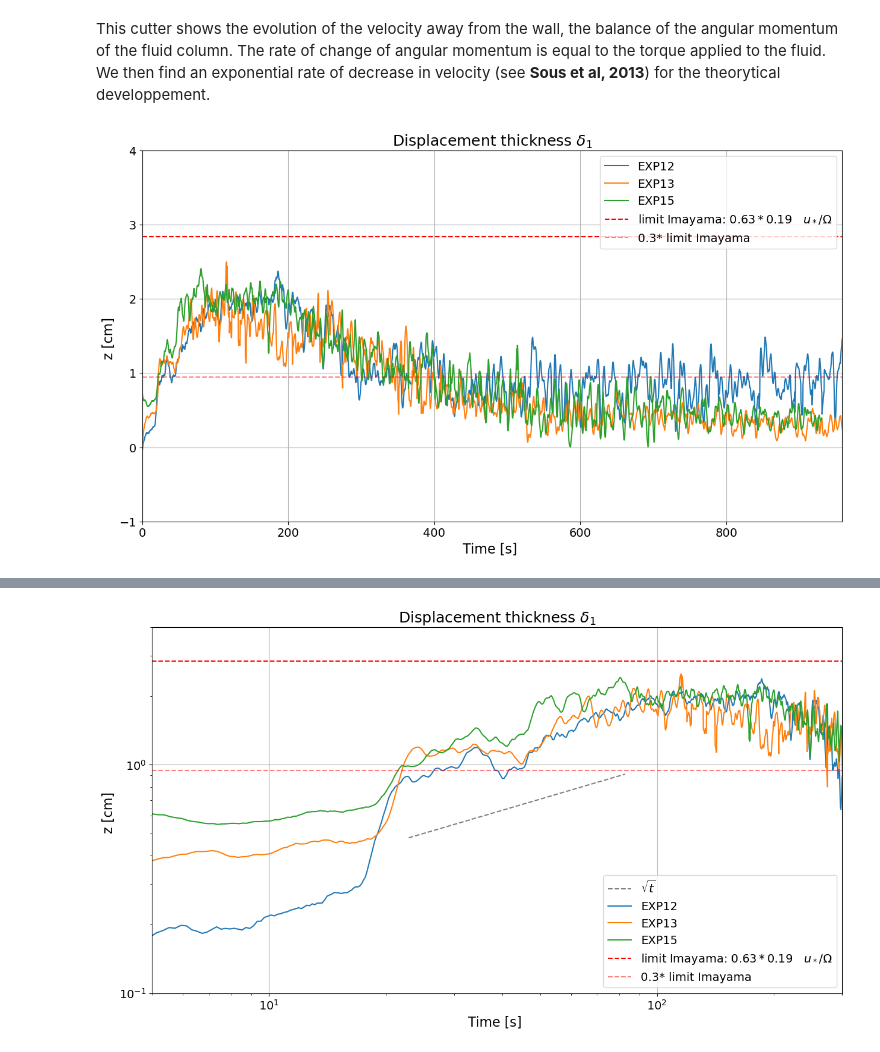
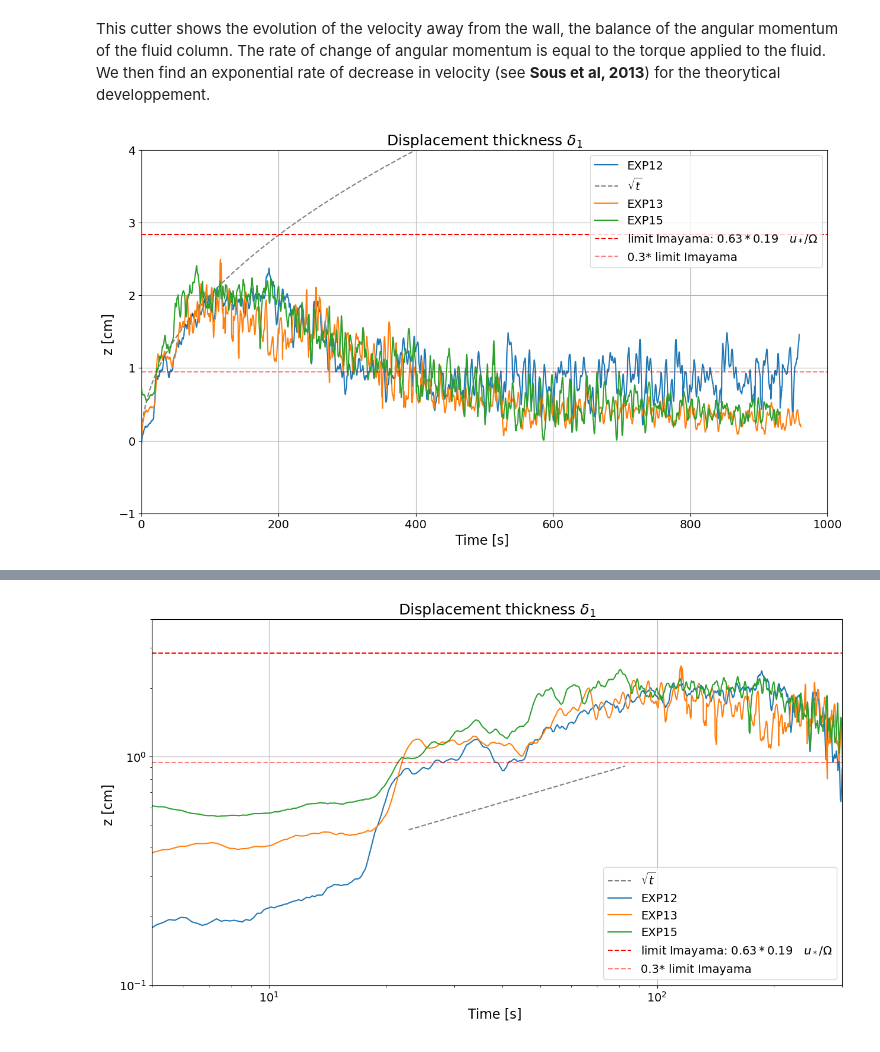
Before and after one commit to Max-Coppin/Entrainment_notebook, a Jupyter notebook: Script_Layer_thickness.ipynb, the cells around one changed output, grey strips where cells are left out. Drawn from its saved outputs; the diff is of its cells as text; code cells hidden in the pictures.

```diff
--- a/Script_Layer_thickness.ipynb
+++ b/Script_Layer_thickness.ipynb
@@ -312,26 +312,30 @@ This cutter shows the evolution of the velocity away from the wall, the balance
 # %%
 # Diplacement thickness depending on the stratification
 alpha1 = 0.126
 lim_rot1 = (1.17*2 / f['EXP16'])*alpha1
+t_1 = (time_stereo['EXP12'])**(1/2)*(0.2)
 
 plt.figure(figsize=(15,8))
 plt.title(r'Displacement thickness $\delta_1$', fontsize=18)
 plt.plot(time_stereo['EXP12'],d1_stereo['EXP12'],label= 'EXP12')
 plt.plot(time_stereo['EXP13'],d1_stereo['EXP13'],label= 'EXP13')
 plt.plot(time_stereo['EXP15'],d1_stereo['EXP15'],label= 'EXP15')
+
+plt.plot(time_stereo['EXP12'],t_1, '--',color='k',alpha=0.5,label= r'$\sqrt{t}$')
 plt.axhline(y=lim_rot1, color='red', linestyle='--', label=r'limit Imayama: $0.63*0.19 \quad u_*/\Omega$')
 plt.axhline(y=lim_rot1/3, color='red',alpha=0.5, linestyle='--', label=r'0.3* limit Imayama')
 plt.grid()
 #plt.yscale('log')
 plt.xlabel('Time [s] ', fontsize=16)
 plt.ylabel(r'z [cm] ', fontsize=16)
 plt.ylim(-1,4)
-plt.xlim(0,time_stereo['EXP12'][-1])
+#plt.xlim(0,time_stereo['EXP12'][-1])
+plt.xlim(0,1000)
 plt.tick_params(axis='both', labelsize=14)
 plt.legend(fontsize=14)
 plt.show()
 # %% [output]
-[figure, old version]
+[figure, new version]
 # %% [markdown]
 We can see that for all the spin up experiments **without initial rotation** there is initially an increase in displacement thickness and then stabilisation.
 
```
Also changed, not shown: parts of 7 cells of this notebook, 11 other files.
